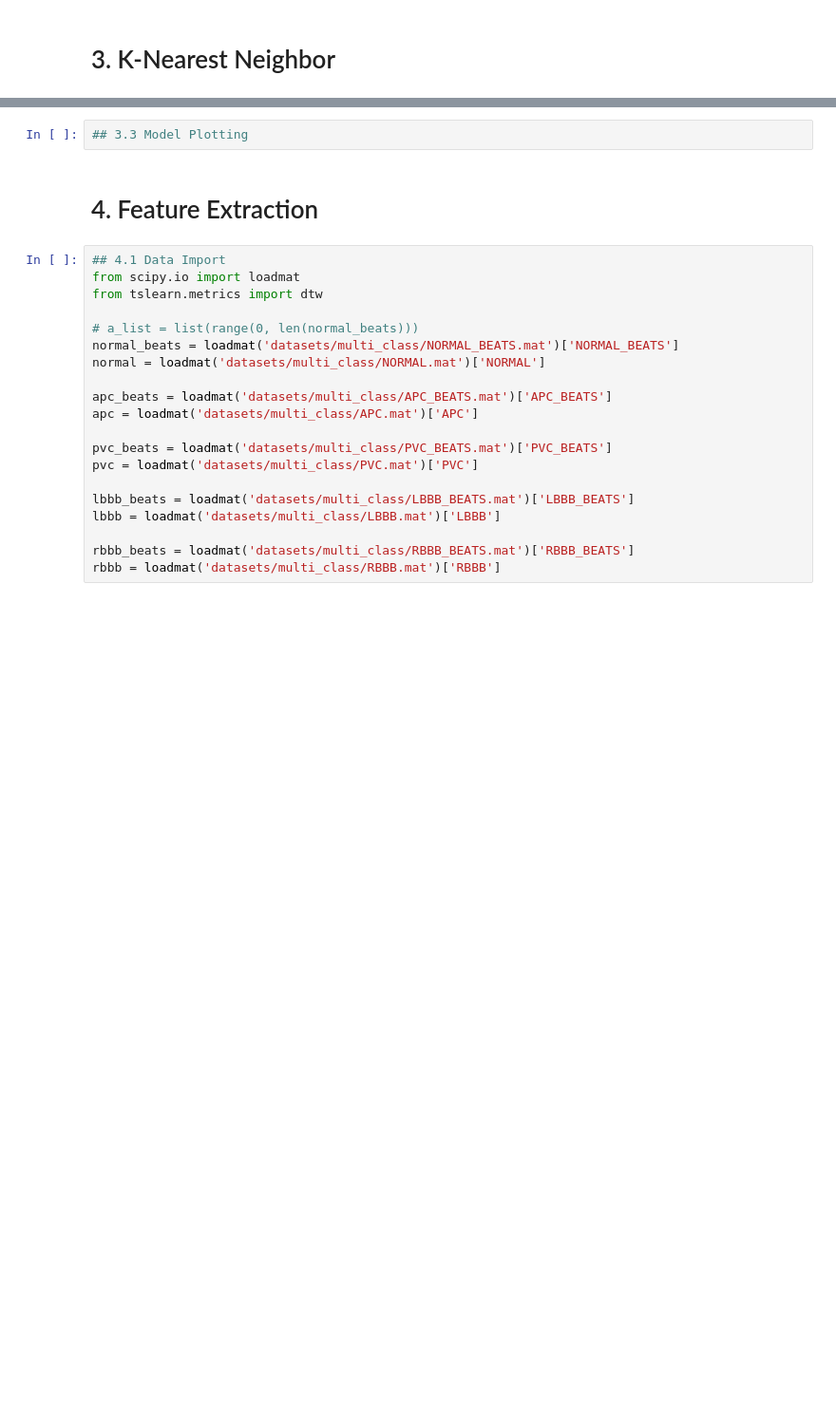
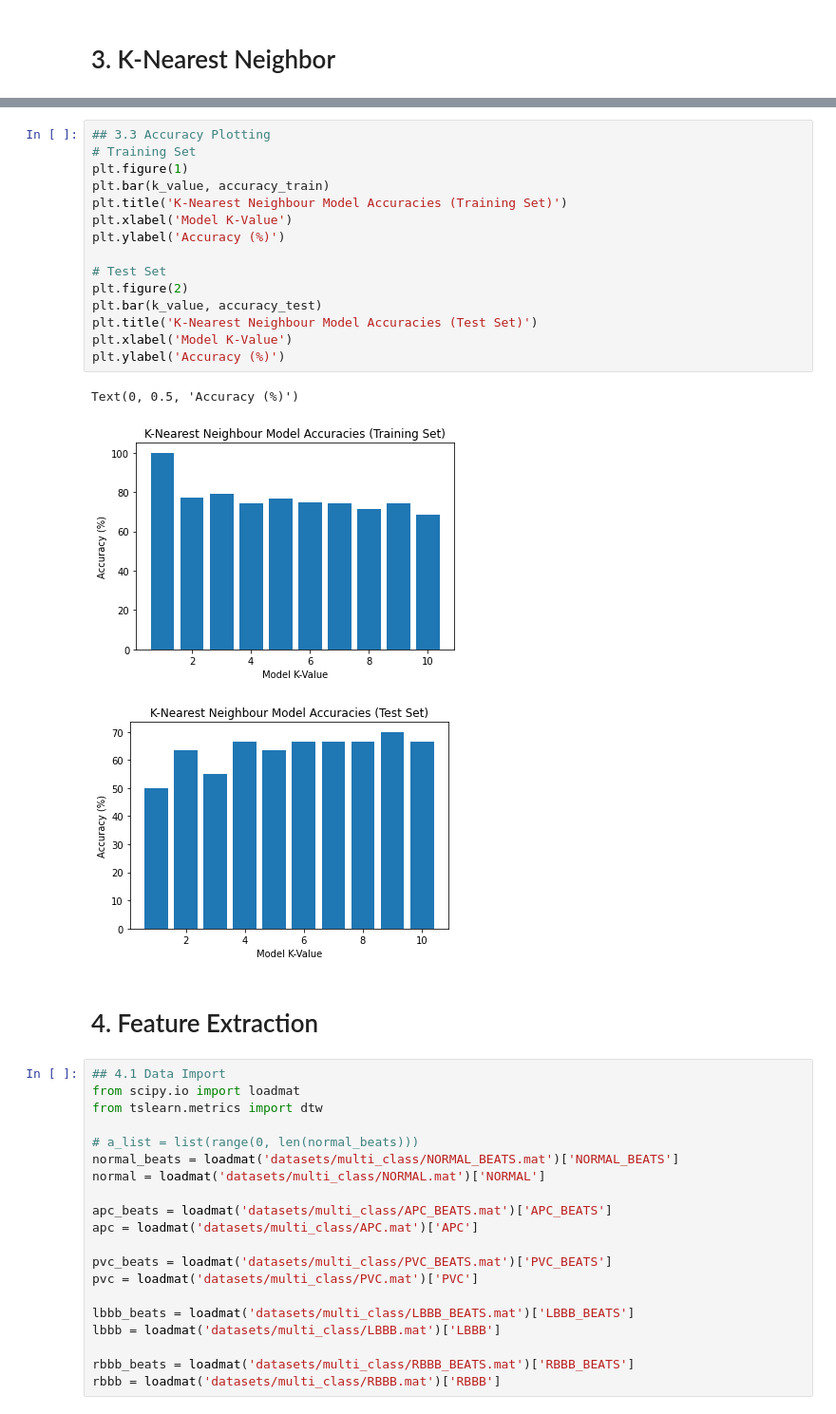
Before and after one commit to tvn4/MSE-491, a Jupyter notebook: Lab 2/Assigment 2/Assignment 2.ipynb, the cells around one changed output, grey strips where cells are left out. Shown at 95% size. Drawn from its saved outputs; the diff is of its cells as text; blank space fills up the shorter version.

```diff
--- a/Lab 2/Assigment 2/Assignment 2.ipynb
+++ b/Lab 2/Assigment 2/Assignment 2.ipynb
@@ -231,5 +386,22 @@ for i in range(10):
 # %%
-## 3.3 Model Plotting
+## 3.3 Accuracy Plotting
+# Training Set
+plt.figure(1)
+plt.bar(k_value, accuracy_train)
+plt.title('K-Nearest Neighbour Model Accuracies (Training Set)')
+plt.xlabel('Model K-Value')
+plt.ylabel('Accuracy (%)')
+
+# Test Set
+plt.figure(2)
+plt.bar(k_value, accuracy_test)
+plt.title('K-Nearest Neighbour Model Accuracies (Test Set)')
+plt.xlabel('Model K-Value')
+plt.ylabel('Accuracy (%)')
+# %% [output]
+Text(0, 0.5, 'Accuracy (%)')
+[figure, added]
+[figure, added]
 # %% [markdown]
 # 4. Feature Extraction
 # %%
```
Also changed, not shown: parts of 12 cells of this notebook, 12 other files.
